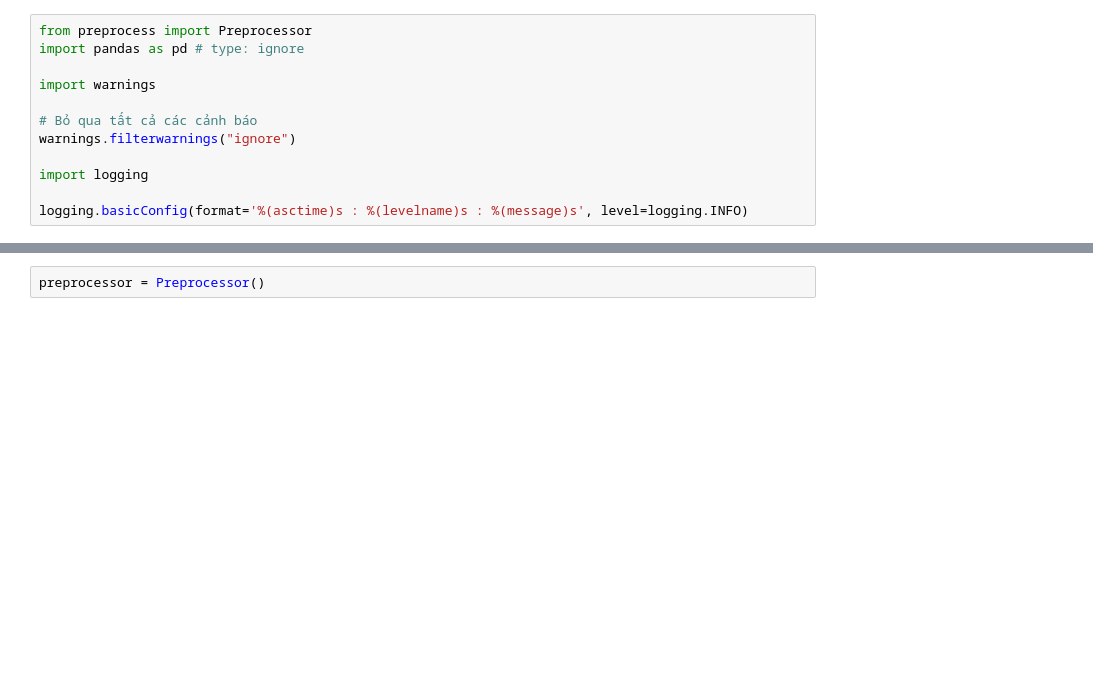
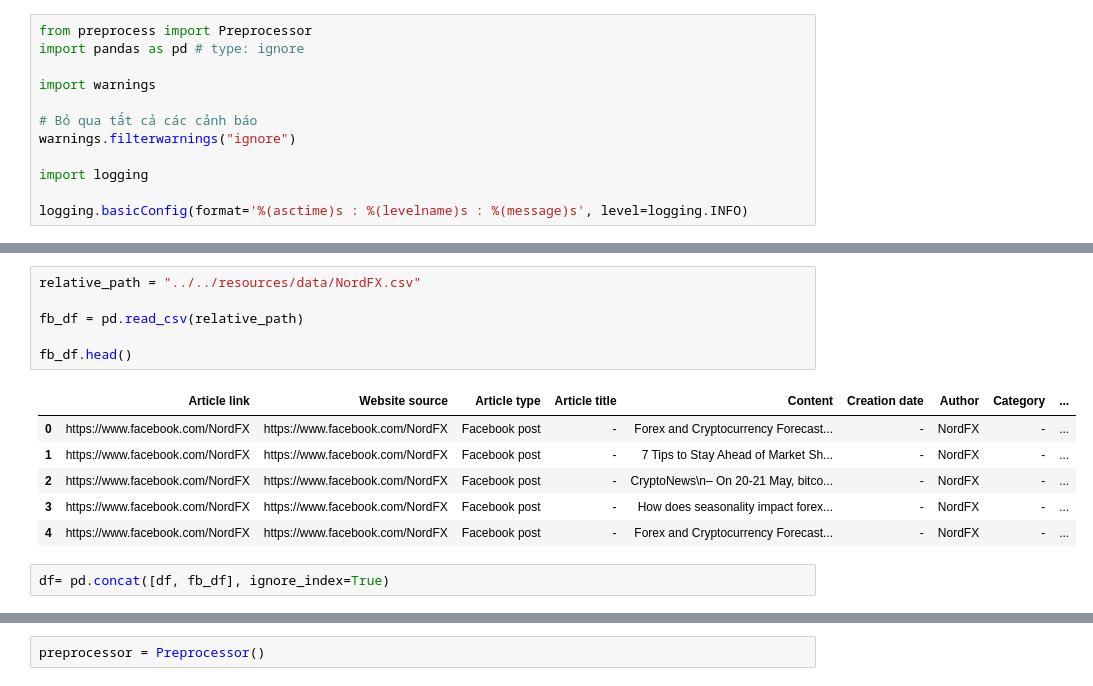
Before and after one commit to hnguyen04/OOP-Project, a Jupyter notebook: src/main/python/search_engine/preprocess_data.ipynb, the cells around one changed output, grey strips where cells are left out. Cells and saved outputs as stored; diff of their text form; blank space fills up the shorter version.

```diff
--- a/src/main/python/search_engine/preprocess_data.ipynb
+++ b/src/main/python/search_engine/preprocess_data.ipynb
@@ -26,3 +55,18 @@ df.head()
+# %%
+relative_path = "../../resources/data/NordFX.csv"
+
+fb_df = pd.read_csv(relative_path)
+
+fb_df.head()
+# %% [output]
+|  | Article link | Website source | Article type | Article title | Content | Creation date | Author | Category | ... |
+| 0 | https://www.facebook.com/NordFX | https://www.facebook.com/NordFX | Facebook post | - | Forex and Cryptocurrency Forecast... | - | NordFX | - | ... |
+| 1 | https://www.facebook.com/NordFX | https://www.facebook.com/NordFX | Facebook post | - | 7 Tips to Stay Ahead of Market Sh... | - | NordFX | - | ... |
+| 2 | https://www.facebook.com/NordFX | https://www.facebook.com/NordFX | Facebook post | - | CryptoNews\n– On 20-21 May, bitco... | - | NordFX | - | ... |
+| 3 | https://www.facebook.com/NordFX | https://www.facebook.com/NordFX | Facebook post | - | How does seasonality impact forex... | - | NordFX | - | ... |
+| 4 | https://www.facebook.com/NordFX | https://www.facebook.com/NordFX | Facebook post | - | Forex and Cryptocurrency Forecast... | - | NordFX | - | ... |
+# %%
+df= pd.concat([df, fb_df], ignore_index=True)
 # %%
 df.info()
 # %% [output]
```
Also changed, not shown: parts of 6 cells of this notebook, 7 other files.
